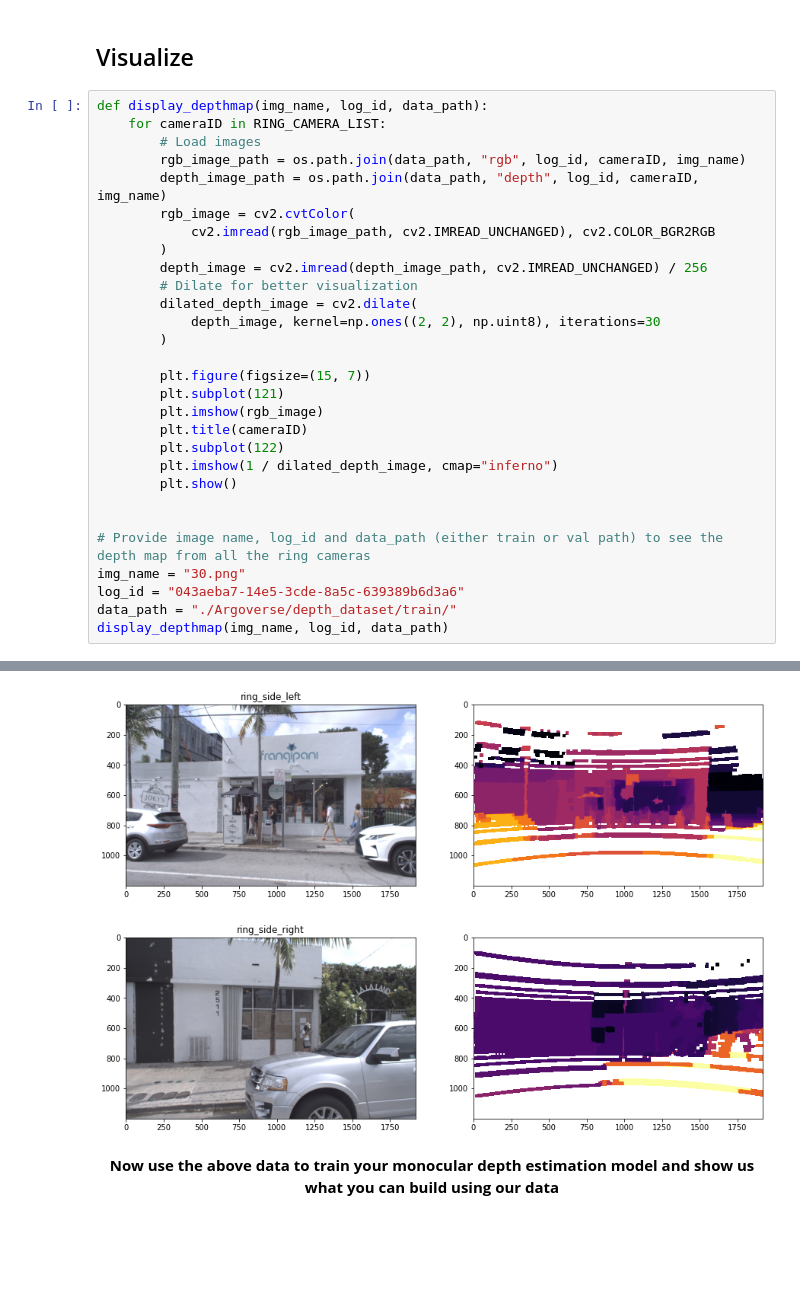
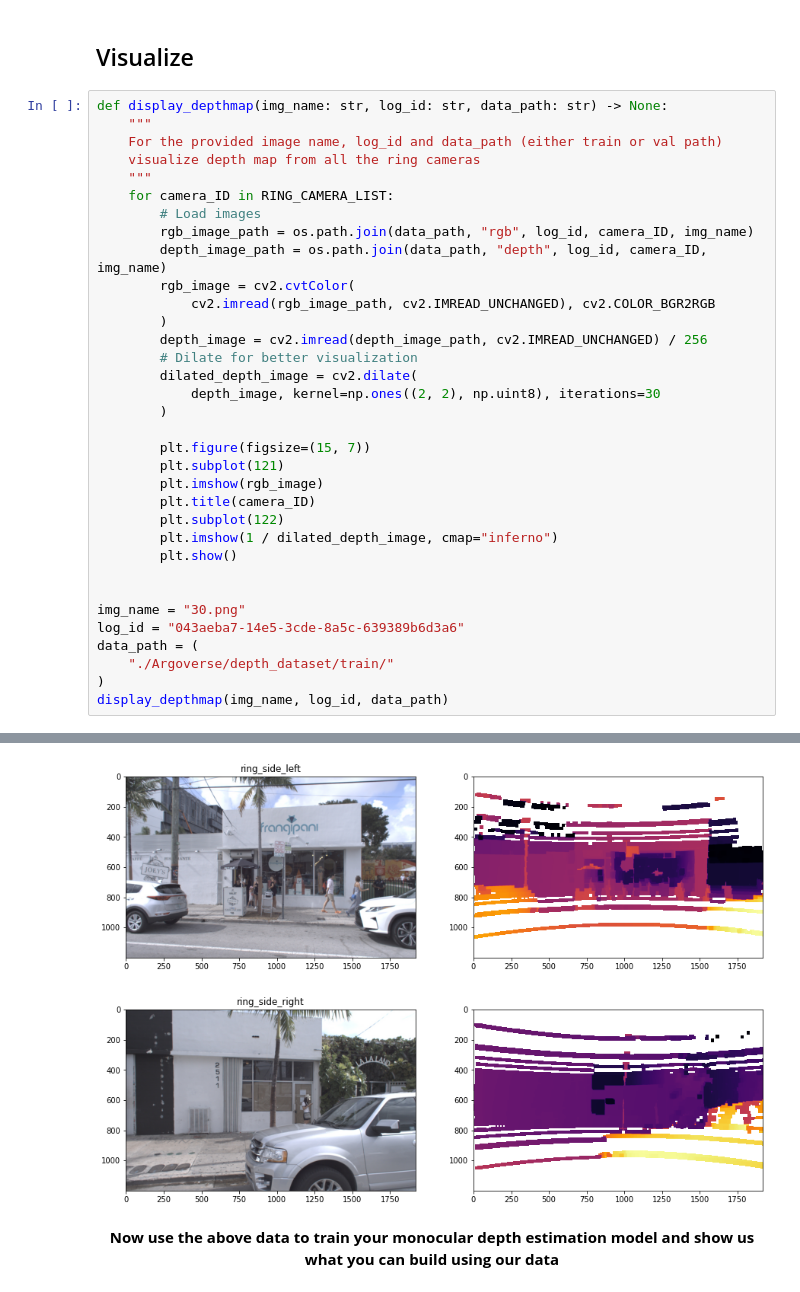
Before and after one commit to argoverse/argoverse-api, a Jupyter notebook: demo_usage/argoverse_depth_map_tutorial.ipynb, the cells around one changed output, grey strips where cells are left out. Cells and saved outputs as stored; diff of their text form; blank space fills up the shorter version.

```diff
--- a/demo_usage/argoverse_depth_map_tutorial.ipynb
+++ b/demo_usage/argoverse_depth_map_tutorial.ipynb
@@ -314,11 +254,15 @@ WARNING:argoverse.data_loading.synchronization_database:No corresponding stereo
 # %% [markdown]
 ## Visualize
 # %%
-def display_depthmap(img_name, log_id, data_path):
-    for cameraID in RING_CAMERA_LIST:
+def display_depthmap(img_name: str, log_id: str, data_path: str) -> None:
+    """
+    For the provided image name, log_id and data_path (either train or val path)
+    visualize depth map from all the ring cameras
+    """
+    for camera_ID in RING_CAMERA_LIST:
         # Load images
-        rgb_image_path = os.path.join(data_path, "rgb", log_id, cameraID, img_name)
-        depth_image_path = os.path.join(data_path, "depth", log_id, cameraID, img_name)
+        rgb_image_path = os.path.join(data_path, "rgb", log_id, camera_ID, img_name)
+        depth_image_path = os.path.join(data_path, "depth", log_id, camera_ID, img_name)
         rgb_image = cv2.cvtColor(
             cv2.imread(rgb_image_path, cv2.IMREAD_UNCHANGED), cv2.COLOR_BGR2RGB
         )
@@ -331,16 +275,17 @@ def display_depthmap(img_name, log_id, data_path):
         plt.figure(figsize=(15, 7))
         plt.subplot(121)
         plt.imshow(rgb_image)
-        plt.title(cameraID)
+        plt.title(camera_ID)
         plt.subplot(122)
         plt.imshow(1 / dilated_depth_image, cmap="inferno")
         plt.show()
 
 
-# Provide image name, log_id and data_path (either train or val path) to see the depth map from all the ring cameras
 img_name = "30.png"
 log_id = "043aeba7-14e5-3cde-8a5c-639389b6d3a6"
-data_path = "./Argoverse/depth_dataset/train/"
+data_path = (
+    "./Argoverse/depth_dataset/train/"
+)
 display_depthmap(img_name, log_id, data_path)
 # %% [output]
 [figure]
@@ -351,5 +296,5 @@ display_depthmap(img_name, log_id, data_path)
-[figure, old version]
+[figure, new version]
-[figure, old version]
+[figure, new version]
 # %% [markdown]
 <div align="center">
 <b> Now use the above data to train your monocular depth estimation model and show us what you can build using our data </b>
```
Also changed, not shown: parts of 10 cells of this notebook.
